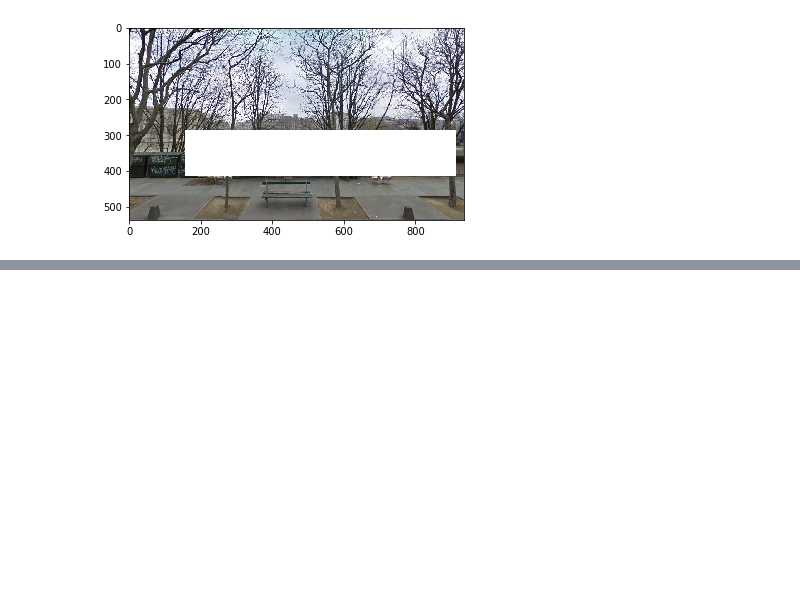
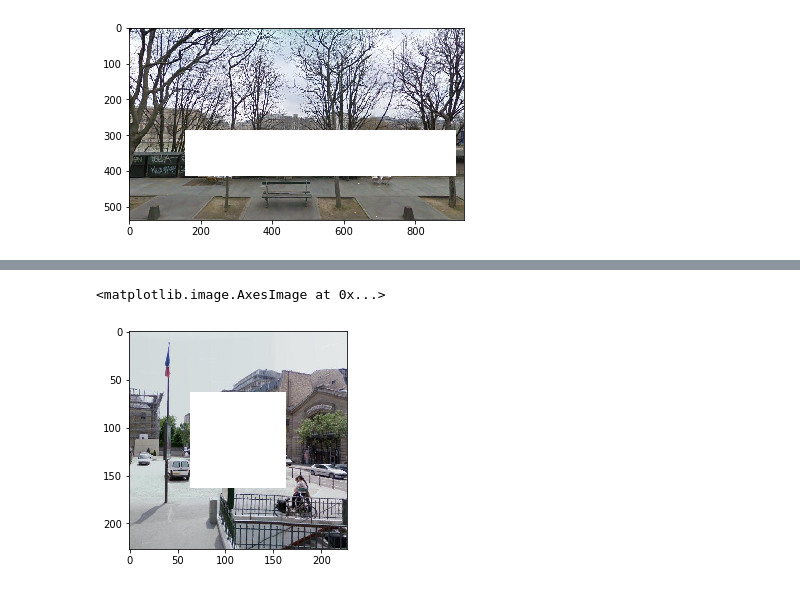
Before and after one commit to a92920/ProjectGAN, a Jupyter notebook: EDA_TRAIN.ipynb, the cells around one changed output, grey strips where cells are left out. Saved outputs shown, nothing was run; the diff lists cells and outputs as text; code cells hidden in the pictures; blank space fills up the shorter version.

```diff
--- a/EDA_TRAIN.ipynb
+++ b/EDA_TRAIN.ipynb
@@ -49,0 +161,5 @@ cover_percentage(images[89])
+# %%
+plt.imshow(testing_data_loaded["corrupt_image"][10])
+# %% [output]
+<matplotlib.image.AxesImage at 0x...>
+[figure, added]
```
Also changed, not shown: parts of 17 cells of this notebook.
